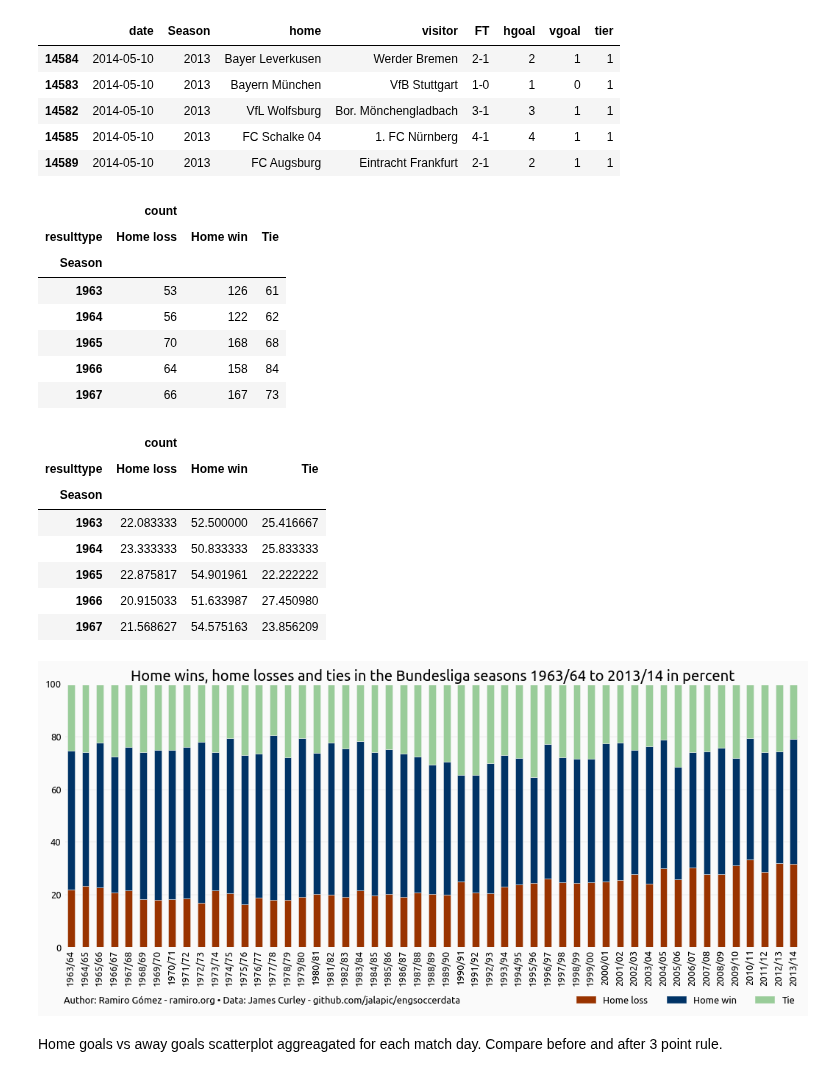
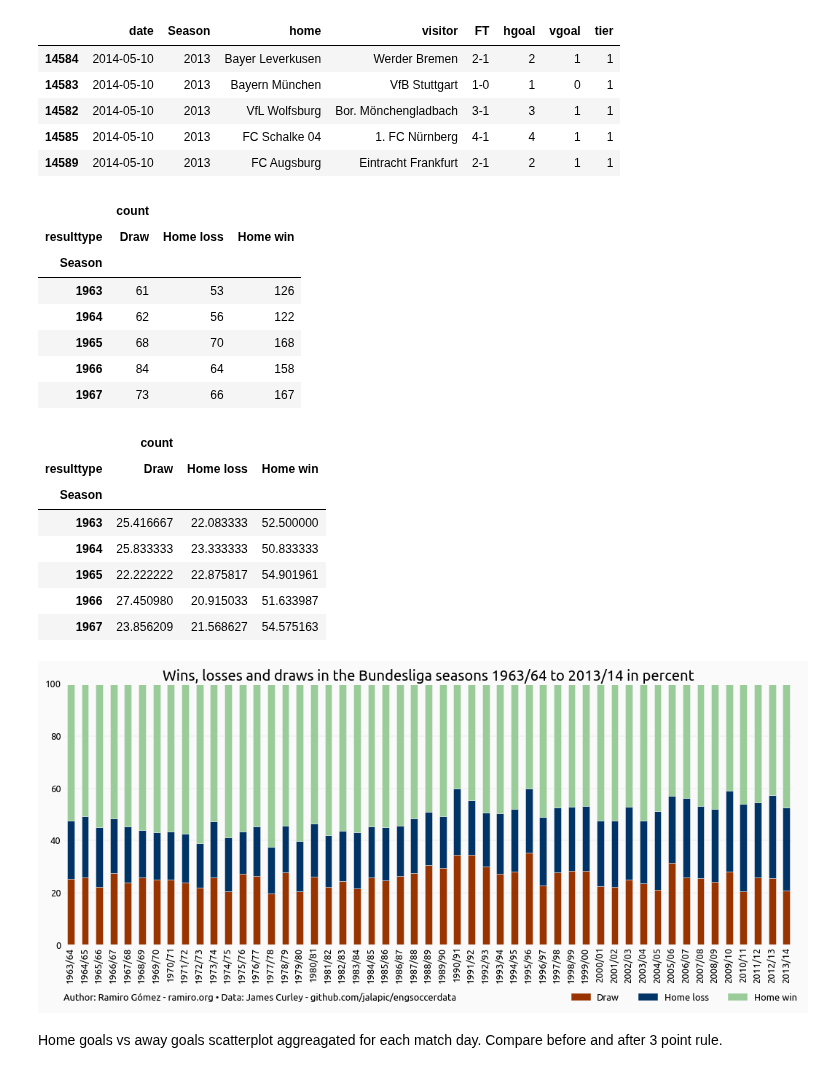
Before and after one commit to yaph/ipython-notebooks, a Jupyter notebook: experiment.ipynb, the cells around one changed output. Saved outputs shown, nothing was run; the diff lists cells and outputs as text; code cells hidden in the pictures.

```diff
--- a/experiment.ipynb
+++ b/experiment.ipynb
@@ -45,7 +45,7 @@ def result(row):
         return 'Home win'
     elif row.hgoal < row.vgoal:
         return 'Home loss'
-    return 'Tie'
+    return 'Draw'
 
 df['resulttype'] = df.apply(result, axis=1)
 # %%
@@ -56,57 +56,58 @@ df_rs = resulttypes_by_season.unstack()
 df_rs.head()
 # %% [output]
 |  | count |  |  |
-| resulttype | Home loss | Home win | Tie |
+| resulttype | Draw | Home loss | Home win |
 | Season |  |  |  |
-| 1963 | 53 | 126 | 61 |
-| 1964 | 56 | 122 | 62 |
-| 1965 | 70 | 168 | 68 |
-| 1966 | 64 | 158 | 84 |
-| 1967 | 66 | 167 | 73 |
+| 1963 | 61 | 53 | 126 |
+| 1964 | 62 | 56 | 122 |
+| 1965 | 68 | 70 | 168 |
+| 1966 | 84 | 64 | 158 |
+| 1967 | 73 | 66 | 167 |
 # %%
 df_rs = df_rs.apply(lambda x: 100 * x / float(x.sum()), axis=1)
 df_rs.head()
 # %% [output]
 |  | count |  |  |
-| resulttype | Home loss | Home win | Tie |
+| resulttype | Draw | Home loss | Home win |
 | Season |  |  |  |
-| 1963 | 22.083333 | 52.500000 | 25.416667 |
-| 1964 | 23.333333 | 50.833333 | 25.833333 |
-| 1965 | 22.875817 | 54.901961 | 22.222222 |
-| 1966 | 20.915033 | 51.633987 | 27.450980 |
-| 1967 | 21.568627 | 54.575163 | 23.856209 |
+| 1963 | 25.416667 | 22.083333 | 52.500000 |
+| 1964 | 25.833333 | 23.333333 | 50.833333 |
+| 1965 | 22.222222 | 22.875817 | 54.901961 |
+| 1966 | 27.450980 | 20.915033 | 51.633987 |
+| 1967 | 23.856209 | 21.568627 | 54.575163 |
 # %%
 def season_display(year):
     s = str(year)
     return '{0}/{1:02d}'.format(year, int(str(year + 1)[-2:]))
 
 colors = ['#993300', '#003366', '#99cc99']
 
-s1 = df_rs['count']['Home win']
-s2 = df_rs['count']['Home loss']
-s3 = df_rs['count']['Tie']
+c1, c2, c3 = df_rs['count'].columns
+s1 = df_rs['count'][c1]
+s2 = df_rs['count'][c2]
+s3 = df_rs['count'][c3]
 
 xmax = df_rs.index.max()
 xmin = df_rs.index.min()
 
-title = 'Home wins, home losses and ties in the Bundesliga seasons {} to {} in percent'.format(
+title = 'Wins, losses and draws in the Bundesliga seasons {} to {} in percent'.format(
     season_display(xmin), season_display(xmax))
 
 ax = df_rs.plot(kind='bar', stacked=True, figsize=(16, 6), color=colors, title=title, fontsize=13)
 ax.set_ylim([0, 100])
 ax.set_xlabel('', visible=False)
 ax.xaxis.set_major_formatter(
     mpl.ticker.FuncFormatter(lambda val, p: season_display(df_rs.index[val])))
 
-p1 = mpatches.Patch(color=colors[0], label='Home loss')
-p2 = mpatches.Patch(color=colors[1], label='Home win')
-p3 = mpatches.Patch(color=colors[2], label='Tie')
+p1 = mpatches.Patch(color=colors[0], label=c1)
+p2 = mpatches.Patch(color=colors[1], label=c2)
+p3 = mpatches.Patch(color=colors[2], label=c3)
 
 ax.legend(loc=(.69, -.23), handles=[p1, p2, p3], ncol=3, fontsize=13)
 ax.annotate(chartinfo, xy=(0, -1.21), xycoords='axes fraction', fontsize=infosize)
 plt.savefig('img/{}.png'.format(helpers.slug(title)), bbox_inches='tight')
 # %% [output]
-[figure, old version]
+[figure, new version]
 # %% [markdown]
 Home goals vs away goals scatterplot aggreagated for each match day. Compare before and after 3 point rule.
 # %%
```
